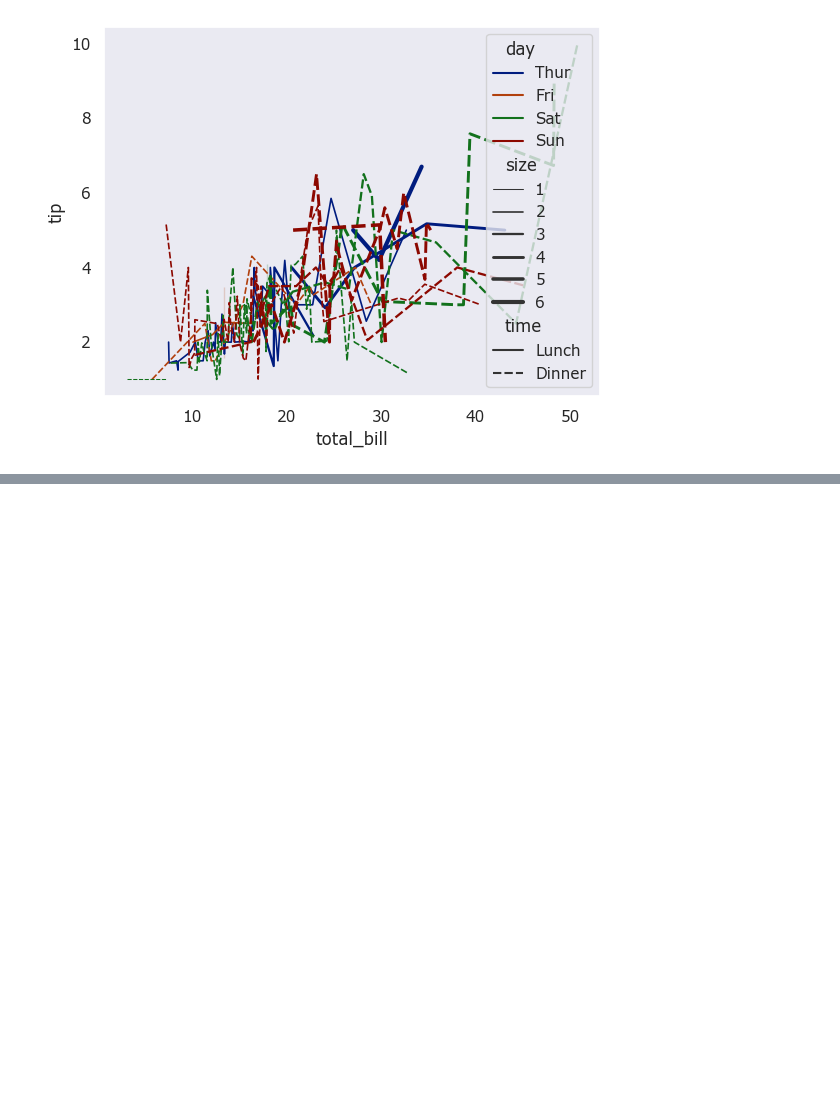
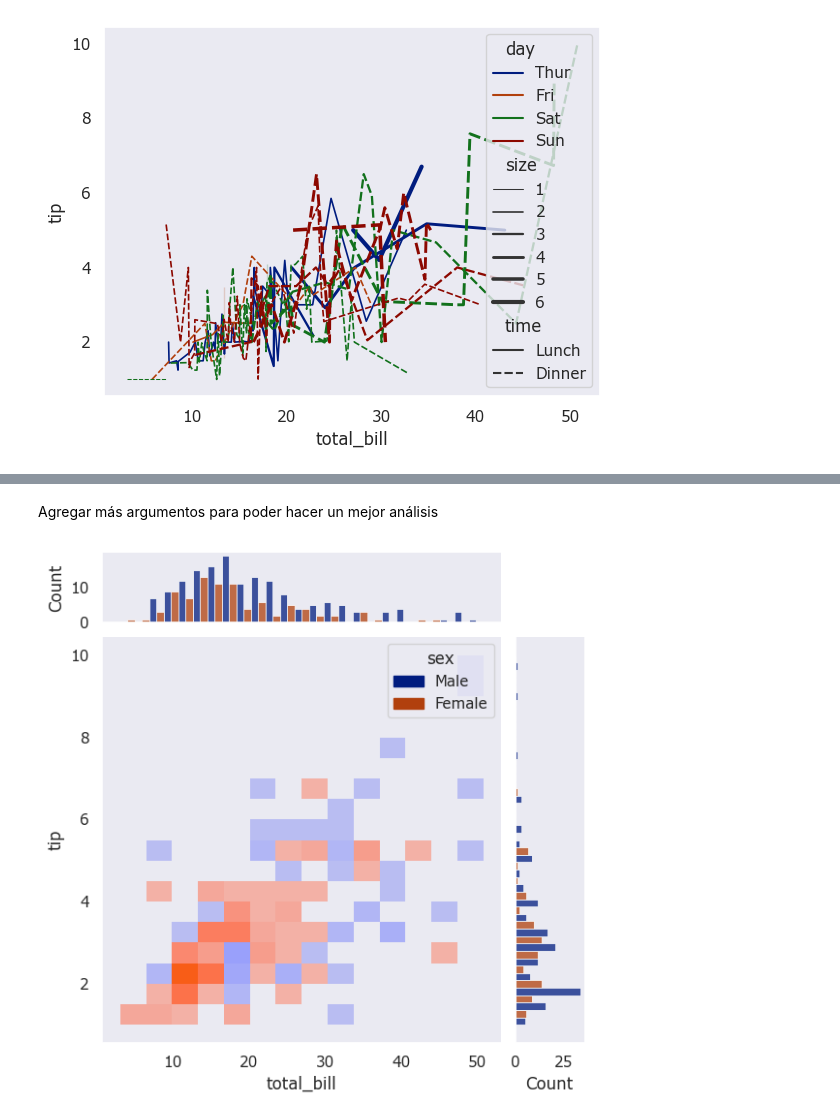
Before and after one commit to RaymundoSGlz/Matplotlib-y-Seaborn, a Jupyter notebook: seaborn.ipynb, the cells around one changed output, grey strips where cells are left out. Saved outputs shown, nothing was run; the diff lists cells and outputs as text; code cells hidden in the pictures; blank space fills up the shorter version.

```diff
--- a/seaborn.ipynb
+++ b/seaborn.ipynb
@@ -241,0 +270,7 @@ sns.lineplot(data= tips, x= 'total_bill', y = 'tip',  hue= 'day', style= 'time',
+# %% [markdown]
+Agregar más argumentos para poder hacer un mejor análisis
+# %%
+sns.jointplot(data=tips, x='total_bill', y= 'tip', hue='sex', kind= 'hist', marginal_ticks=True, #muestra una pequeña tabla para la gráfica exterior
+marginal_kws=dict(bins= 25, fill = True, multiple= 'dodge')); #marginal_kws se le pueden agregar diferentes parámetros
+# %% [output]
+[figure, added]
```
Also changed, not shown: parts of 18 cells of this notebook.
